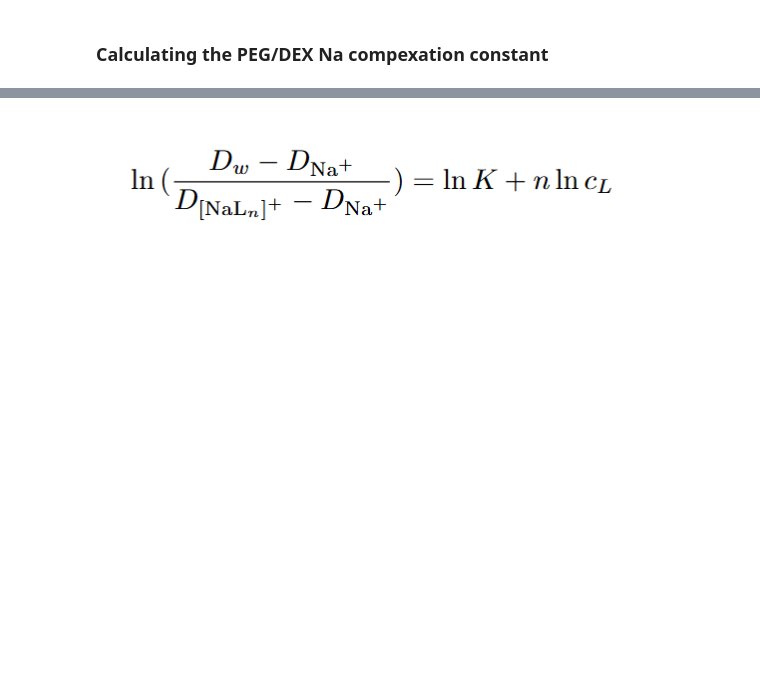
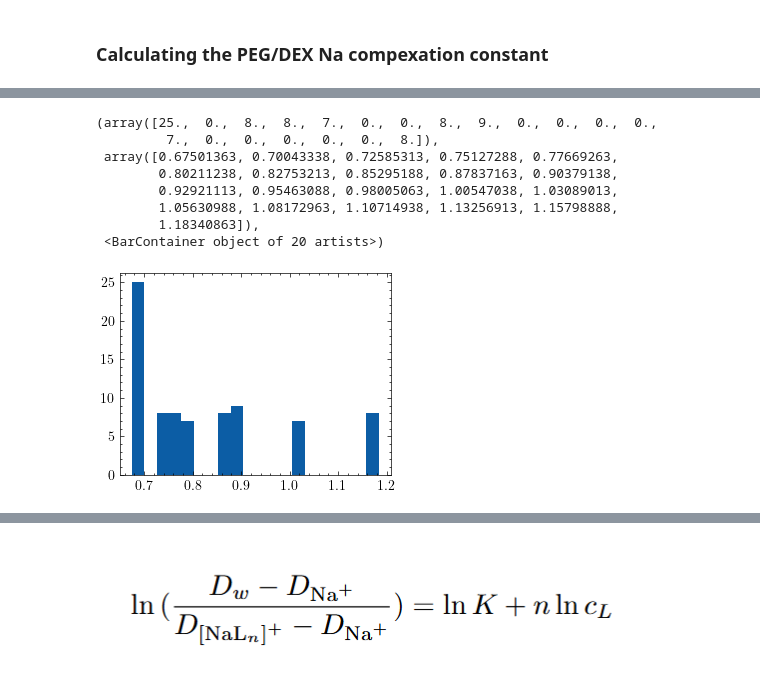
Before and after one commit to antonilis/molecular_crowding, a Jupyter notebook: analysis.ipynb, the cells around one changed output, grey strips where cells are left out. Drawn from its saved outputs; the diff is of its cells as text; code cells hidden in the pictures; blank space fills up the shorter version.

```diff
--- a/analysis.ipynb
+++ b/analysis.ipynb
@@ -261,0 +287,12 @@ data =
+# %%
+plt.hist(df_peg['slope'].apply(lambda x: x.nominal_value), bins=20)
+# %% [output]
+(array([25.,  0.,  8.,  8.,  7.,  0.,  0.,  8.,  9.,  0.,  0.,  0.,  0.,
+         7.,  0.,  0.,  0.,  0.,  0.,  8.]),
+ array([0.67501363, 0.70043338, 0.72585313, 0.75127288, 0.77669263,
+        0.80211238, 0.82753213, 0.85295188, 0.87837163, 0.90379138,
+        0.92921113, 0.95463088, 0.98005063, 1.00547038, 1.03089013,
+        1.05630988, 1.08172963, 1.10714938, 1.13256913, 1.15798888,
+        1.18340863]),
+ <BarContainer object of 20 artists>)
+[figure, added]
```
Also changed, not shown: parts of 10 cells of this notebook, 23 other files.
